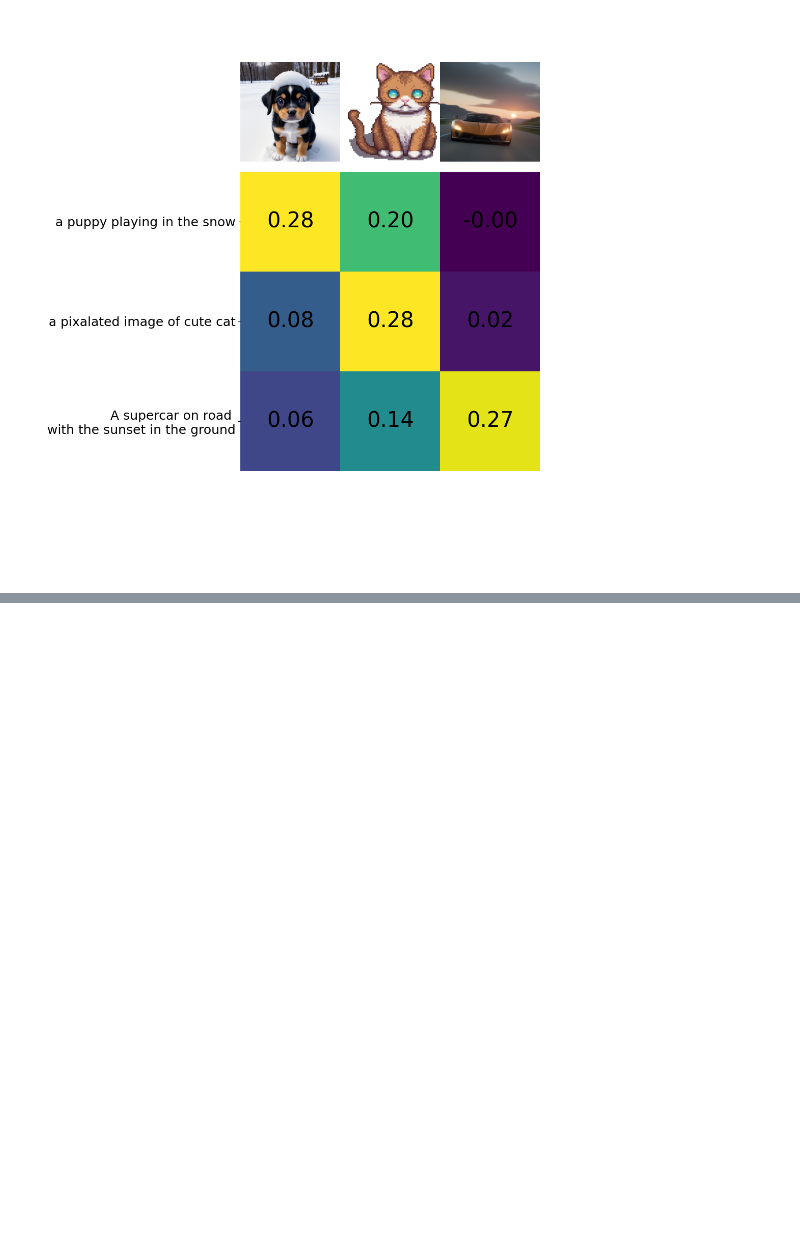
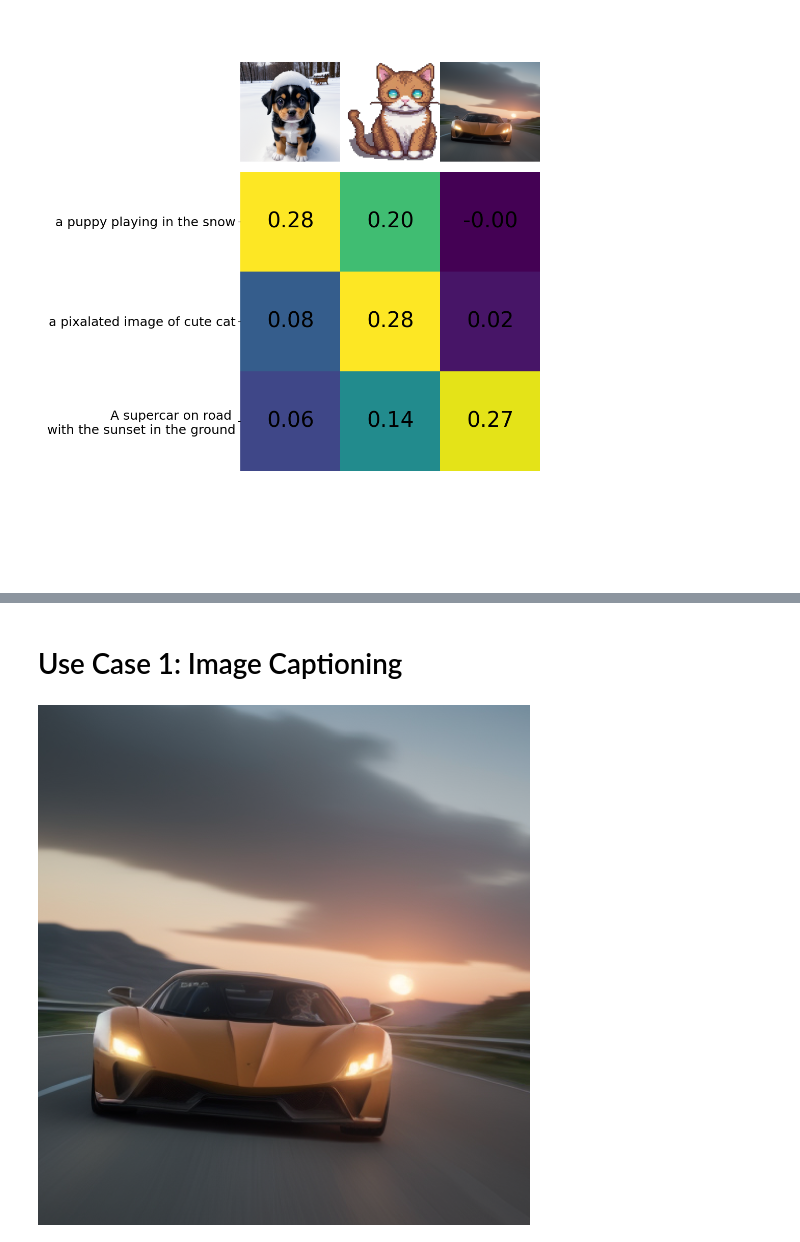
Before and after one commit to saivenkatreddy29/Implementation-of-Hands-on-Large-Language-models-book, a Jupyter notebook: Jayalamar_book_9.ipynb, the cells around one changed output, grey strips where cells are left out. Saved outputs shown, nothing was run; the diff lists cells and outputs as text; code cells hidden in the pictures; blank space fills up the shorter version.

```diff
--- a/Jayalamar_book_9.ipynb
+++ b/Jayalamar_book_9.ipynb
@@ -159,0 +306,8 @@ plt.savefig("sim_matrix.png", dpi=300, bbox_inches='tight')
+# %% [markdown]
+# Use Case 1: Image Captioning
+# %%
+image = Image.open(urlopen(car_path)).convert("RGB")
+inputs = blip_processor(image, return_tensors = "pt")
+image
+# %% [output]
+[figure, added]
```
Also changed, not shown: parts of 15 cells of this notebook.
